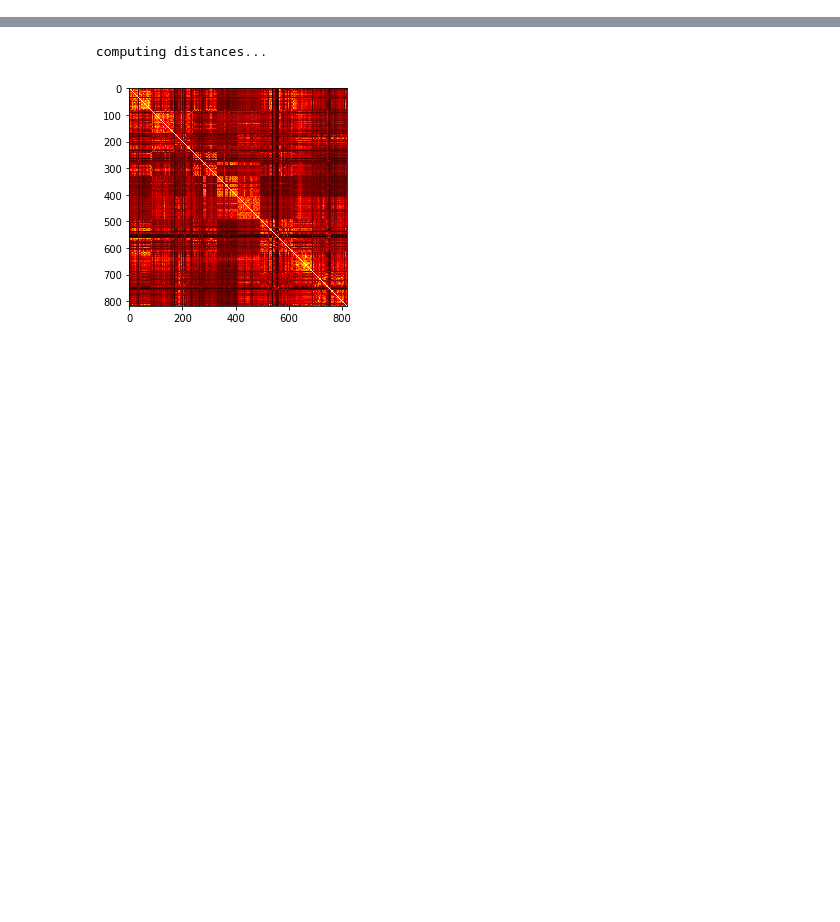
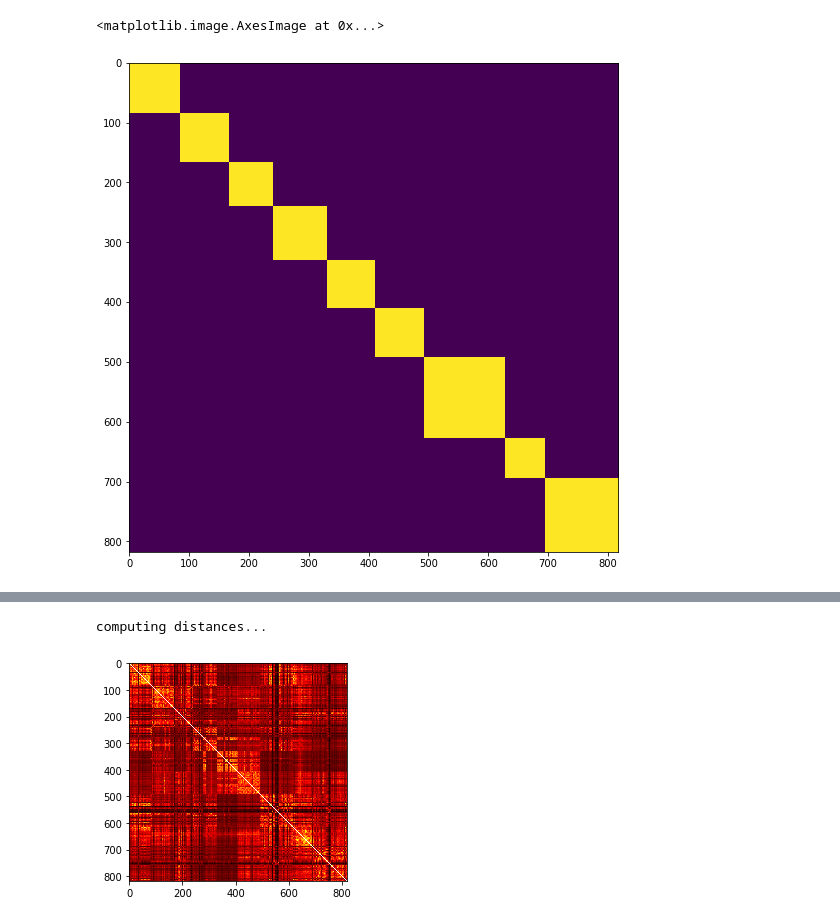
Before and after one commit to bendemeo/ample, a Jupyter notebook: norm_clusterings.ipynb, the cells around one changed output, grey strips where cells are left out. Drawn from its saved outputs; the diff is of its cells as text; code cells hidden in the pictures; blank space fills up the shorter version.

```diff
--- a/norm_clusterings.ipynb
+++ b/norm_clusterings.ipynb
@@ -82,0 +127,5 @@ computing distances...
+# %%
+plt.imshow(zheng_true)
+# %% [output]
+<matplotlib.image.AxesImage at 0x...>
+[figure, added]
```
Also changed, not shown: parts of 10 cells of this notebook, 6 other files.
